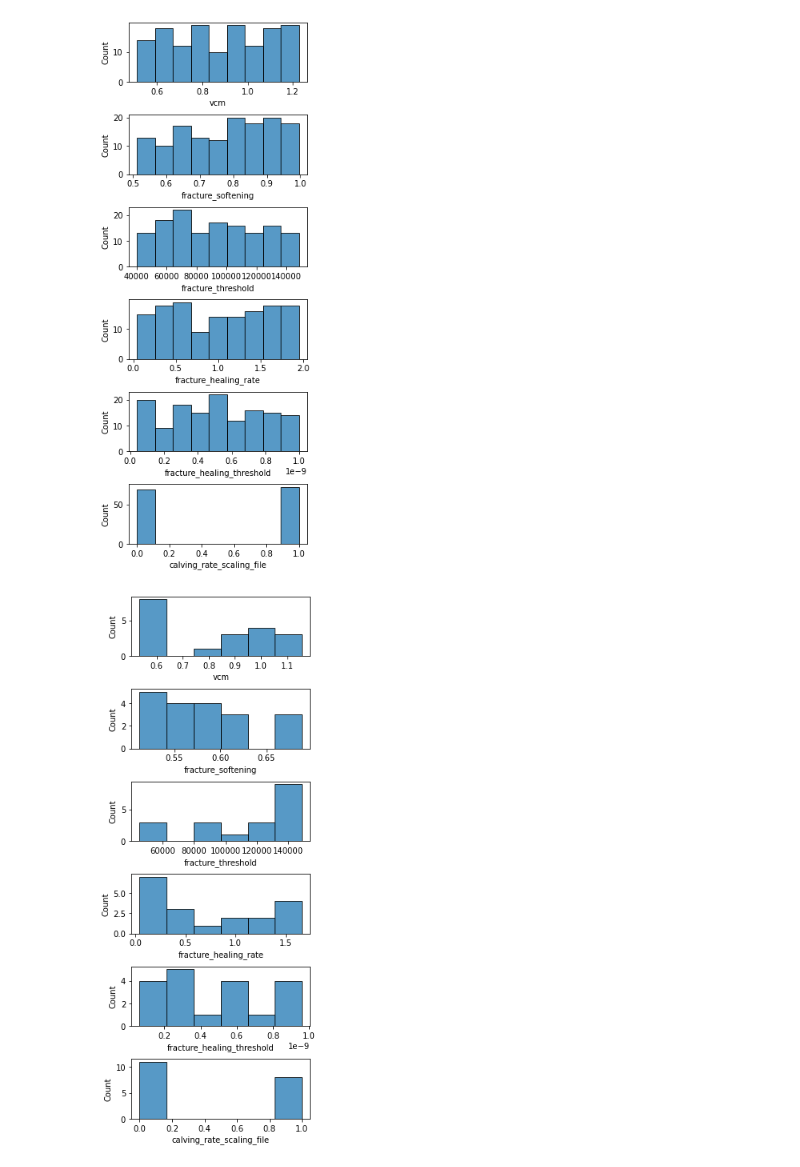
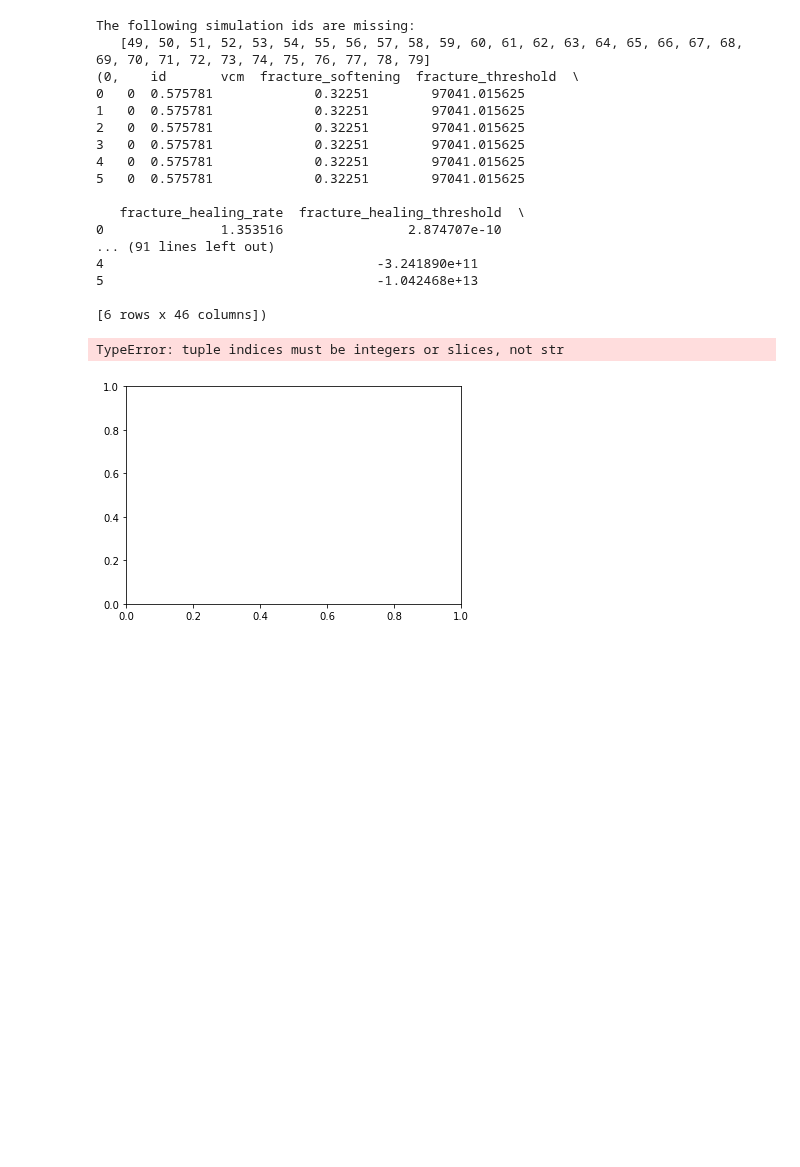
Before and after one commit to pism/pism-greenland, a Jupyter notebook: notebooks/jib_analysis.ipynb, the cells around one changed output. Cells and saved outputs as stored; diff of their text form; code cells hidden in the pictures; blank space fills up the shorter version.

```diff
--- a/notebooks/jib_analysis.ipynb
+++ b/notebooks/jib_analysis.ipynb
@@ -151,22 +5,22 @@ ST_df
-# %%
-outside_df = m_df[m_df[m_var] < -30]
-inside_df = m_df[m_df[m_var] >= -30]
-
-
-
-fig, axs = plt.subplots(len(param_names), 1, figsize=[4, 12])
-fig.subplots_adjust(hspace=0.55, wspace=0.25)
-for k, p_var in enumerate(param_names):
-    sns.histplot(data=inside_df, x=p_var, stat="count", linewidth=0.8, ax=axs[k])
-    ax.set_title(p_var)
-    fig.savefig(f"hist_inside_1985.pdf", bbox_inches="tight")
-
-fig, axs = plt.subplots(len(param_names), 1, figsize=[4, 12])
-fig.subplots_adjust(hspace=0.55, wspace=0.25)
-for k, p_var in enumerate(param_names):
-    sns.histplot(data=outside_df, x=p_var, stat="count", linewidth=0.8, ax=axs[k])
-    ax.set_title(p_var)
-    fig.savefig(f"hist_outside_1985.pdf", bbox_inches="tight")
-# %% [output]
-[figure, removed]
-[figure, removed]
+# %%
+ run ../util/analyze_csv.py --variable "grounding_line_flux (Gt year-1)"  --ensemble_file ../historical/2021_12_fractures/uq/jib_fractures.csv ../historical/2021_12_fractures/csv/scalar_ts.csv
+# %% [output]
+The following simulation ids are missing:
+   [49, 50, 51, 52, 53, 54, 55, 56, 57, 58, 59, 60, 61, 62, 63, 64, 65, 66, 67, 68, 69, 70, 71, 72, 73, 74, 75, 76, 77, 78, 79]
+(0,    id       vcm  fracture_softening  fracture_threshold  \
+0   0  0.575781             0.32251        97041.015625
+1   0  0.575781             0.32251        97041.015625
+2   0  0.575781             0.32251        97041.015625
+3   0  0.575781             0.32251        97041.015625
+4   0  0.575781             0.32251        97041.015625
+5   0  0.575781             0.32251        97041.015625
+
+   fracture_healing_rate  fracture_healing_threshold  \
+0               1.353516                2.874707e-10
+... (91 lines left out)
+4                                   -3.241890e+11
+5                                   -1.042468e+13
+
+[6 rows x 46 columns])
+TypeError: tuple indices must be integers or slices, not str
+[figure, added]
```
Also changed, not shown: parts of 16 cells of this notebook, 8 other files.
